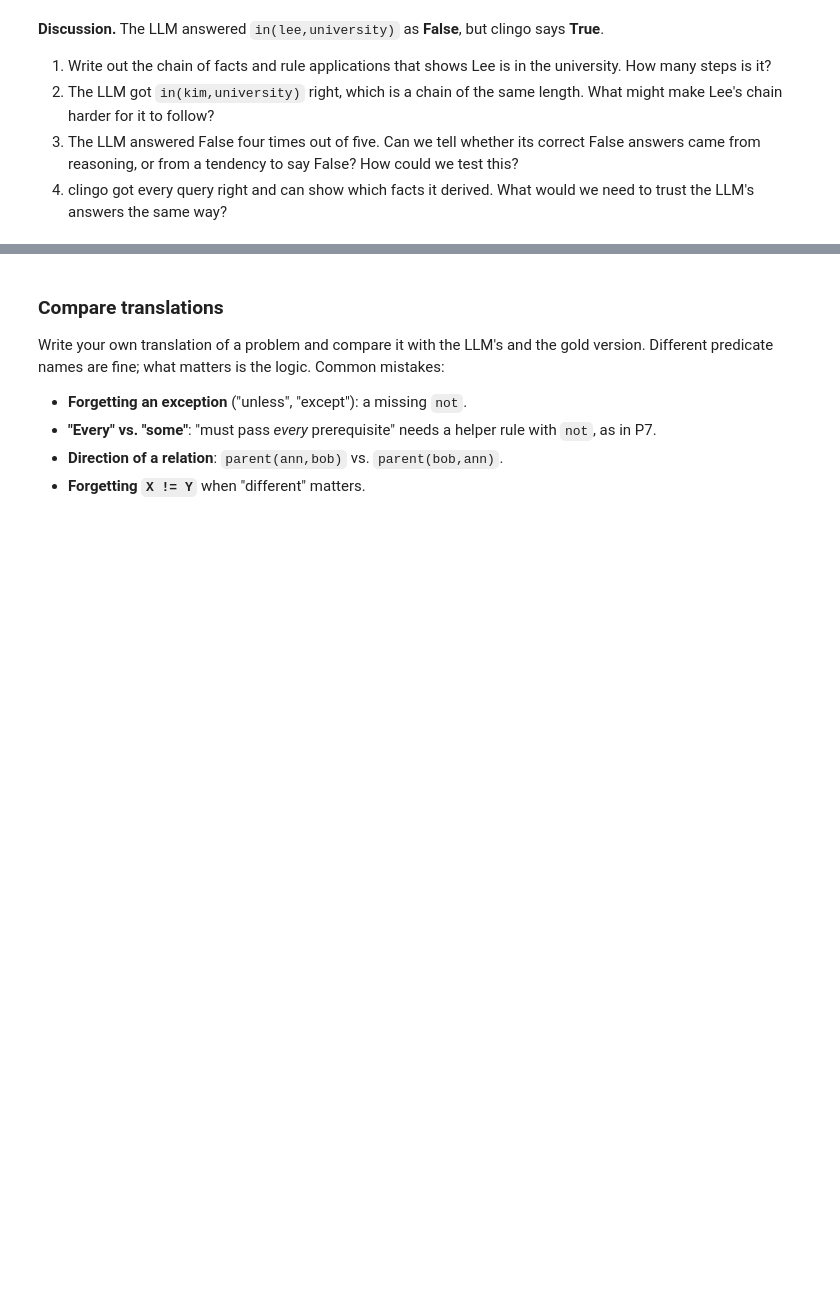
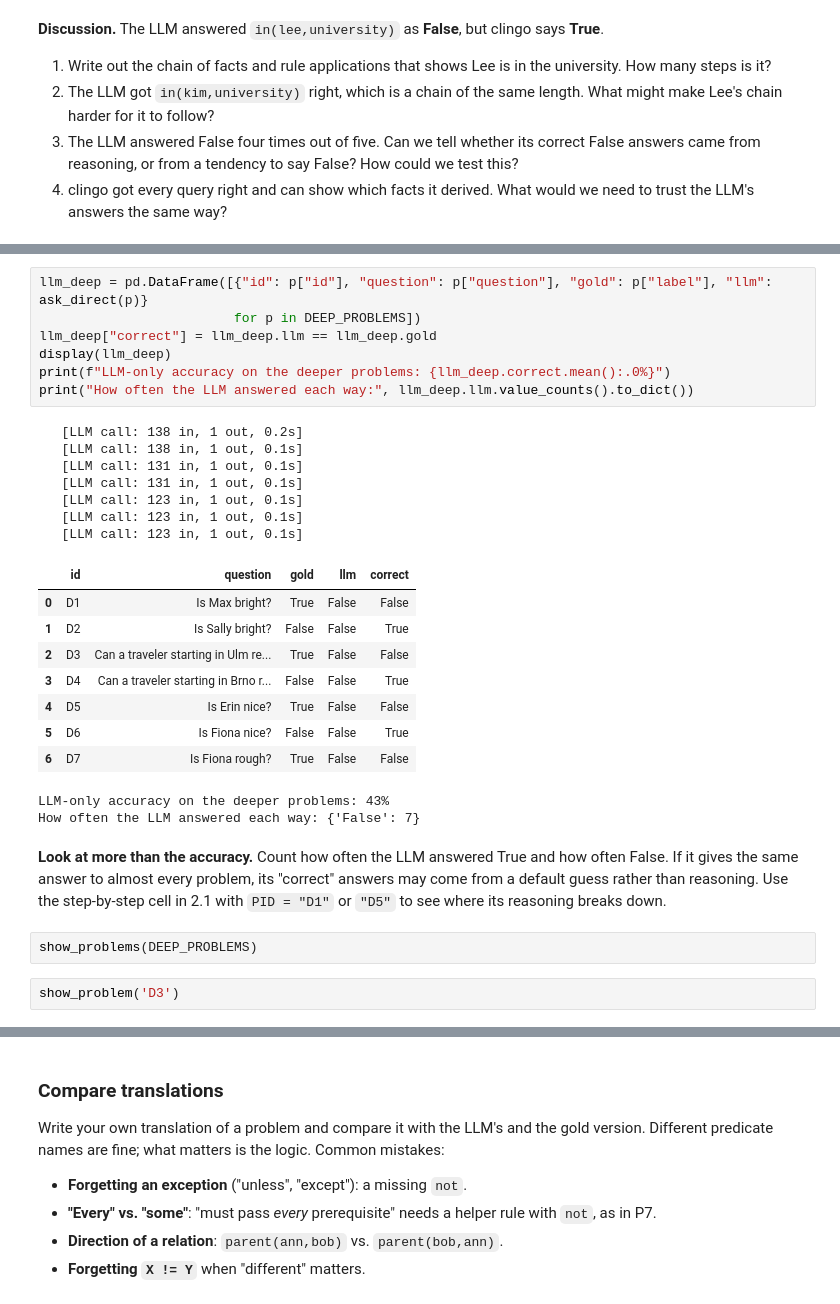
Before and after one commit to rscherl/CS520Notebook6, a Jupyter notebook: datalogLLMLab.ipynb, the cells around one changed output, grey strips where cells are left out. Cells and saved outputs as stored; diff of their text form; blank space fills up the shorter version.

```diff
--- a/datalogLLMLab.ipynb
+++ b/datalogLLMLab.ipynb
@@ -639,3 +881,34 @@ in(kim,annex)           LLM: False   clingo: False
+# %%
+llm_deep = pd.DataFrame([{"id": p["id"], "question": p["question"], "gold": p["label"], "llm": ask_direct(p)}
+                         for p in DEEP_PROBLEMS])
+llm_deep["correct"] = llm_deep.llm == llm_deep.gold
+display(llm_deep)
+print(f"LLM-only accuracy on the deeper problems: {llm_deep.correct.mean():.0%}")
+print("How often the LLM answered each way:", llm_deep.llm.value_counts().to_dict())
+# %% [output]
+   [LLM call: 138 in, 1 out, 0.2s]
+   [LLM call: 138 in, 1 out, 0.1s]
+   [LLM call: 131 in, 1 out, 0.1s]
+   [LLM call: 131 in, 1 out, 0.1s]
+   [LLM call: 123 in, 1 out, 0.1s]
+   [LLM call: 123 in, 1 out, 0.1s]
+   [LLM call: 123 in, 1 out, 0.1s]
+|  | id | question | gold | llm | correct |
+| 0 | D1 | Is Max bright? | True | False | False |
+| 1 | D2 | Is Sally bright? | False | False | True |
+| 2 | D3 | Can a traveler starting in Ulm re... | True | False | False |
+| 3 | D4 | Can a traveler starting in Brno r... | False | False | True |
+| 4 | D5 | Is Erin nice? | True | False | False |
+| 5 | D6 | Is Fiona nice? | False | False | True |
+| 6 | D7 | Is Fiona rough? | True | False | False |
+LLM-only accuracy on the deeper problems: 43%
+How often the LLM answered each way: {'False': 7}
+# %% [markdown]
+**Look at more than the accuracy.** Count how often the LLM answered True and how often False. If it gives the same answer to almost every problem, its "correct" answers may come from a default guess rather than reasoning. Use the step-by-step cell in 2.1 with `PID = "D1"` or `"D5"` to see where its reasoning breaks down.
+# %%
+show_problems(DEEP_PROBLEMS)
+# %%
+show_problem('D3')
 # %% [markdown]
 ## Part 3: The LLM as translator
 
```
Also changed, not shown: parts of 66 cells of this notebook.
